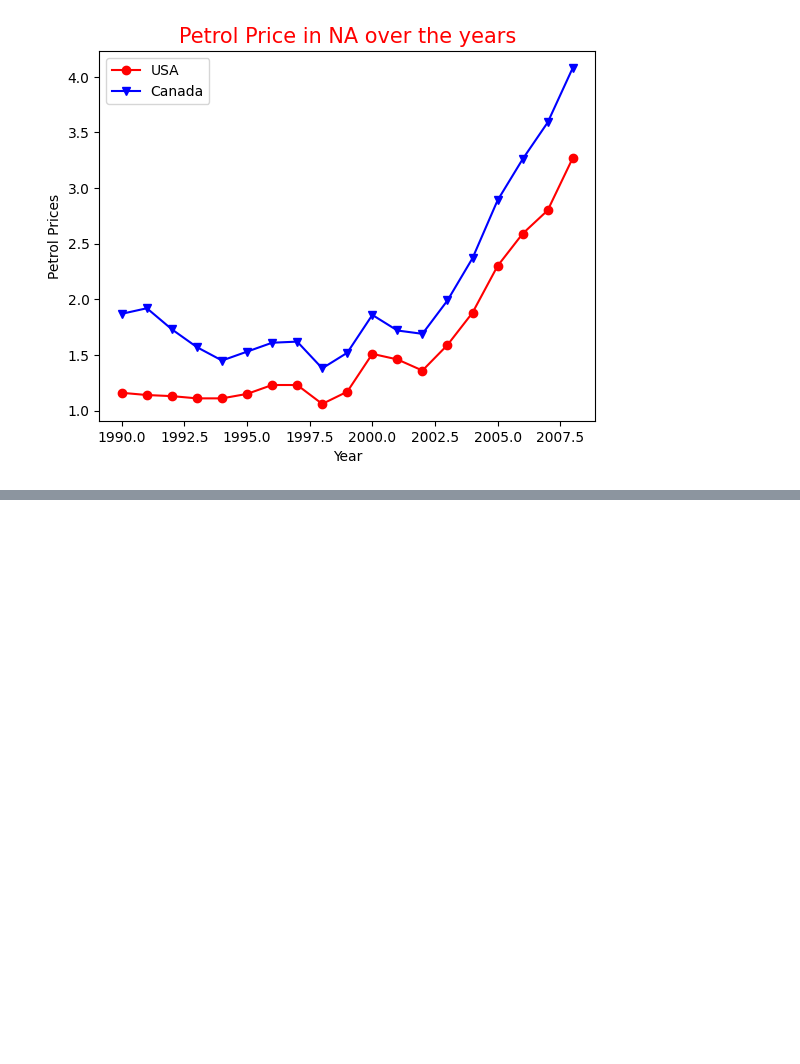
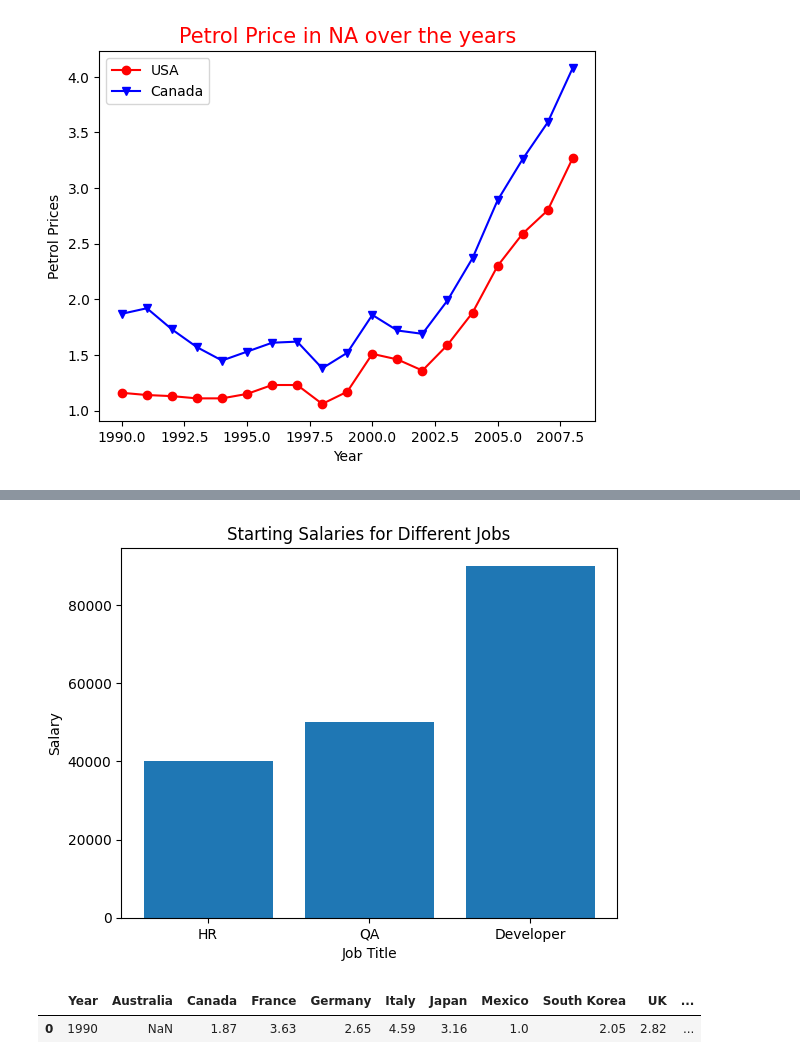
Before and after one commit to ashu-tagore/Data_Science_Basics, a Jupyter notebook: notebooks/03_Data_Visualization.ipynb, the cells around one changed output, grey strips where cells are left out. Drawn from its saved outputs; the diff is of its cells as text; code cells hidden in the pictures; blank space fills up the shorter version.

Commit message:
Completed the study of Bar Graph

```diff
--- a/notebooks/03_Data_Visualization.ipynb
+++ b/notebooks/03_Data_Visualization.ipynb
@@ -86,0 +93,13 @@ plt.show()
+# %%
+# First Bar Graph Visualization
+x = ['HR', 'QA', 'Developer']
+y = [40000, 50000, 90000]
+
+plt.title("Starting Salaries for Different Jobs")
+plt.xlabel("Job Title")
+plt.ylabel("Salary")
+
+plt.bar(x,y)
+plt.show()
+# %% [output]
+[figure, added]
@@ -86,0 +108,5 @@ plt.show()
+# %%
+df.head(1)
+# %% [output]
+|  | Year | Australia | Canada | France | Germany | Italy | Japan | Mexico | South Korea | UK | ... |
+| 0 | 1990 | NaN | 1.87 | 3.63 | 2.65 | 4.59 | 3.16 | 1.0 | 2.05 | 2.82 | ... |
```
Also changed, not shown: parts of 4 cells of this notebook.
